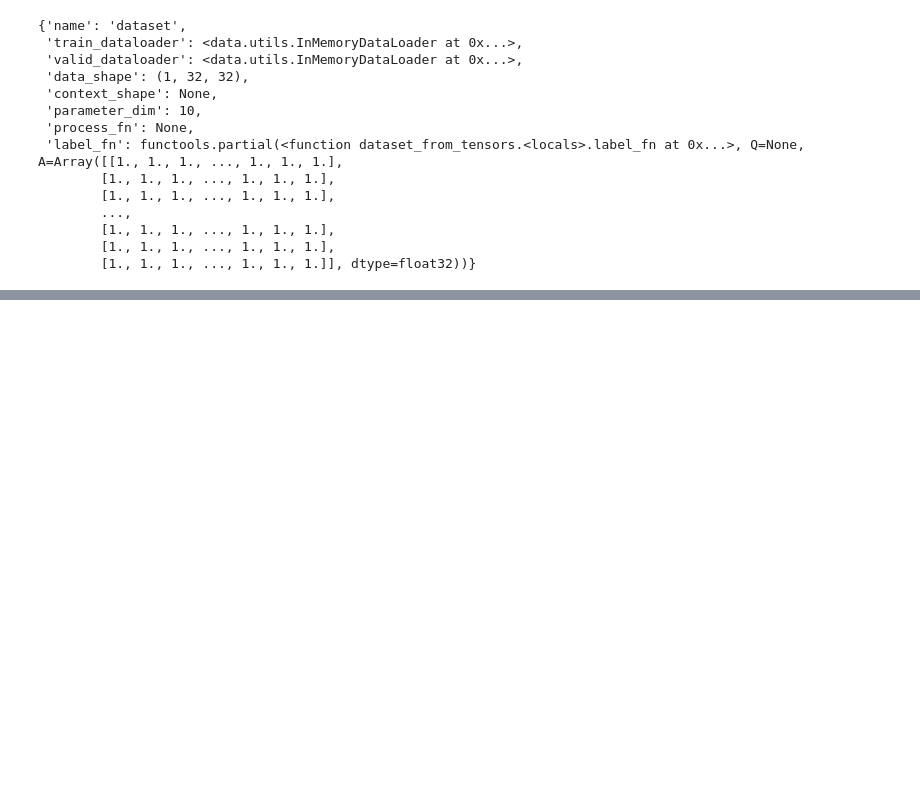
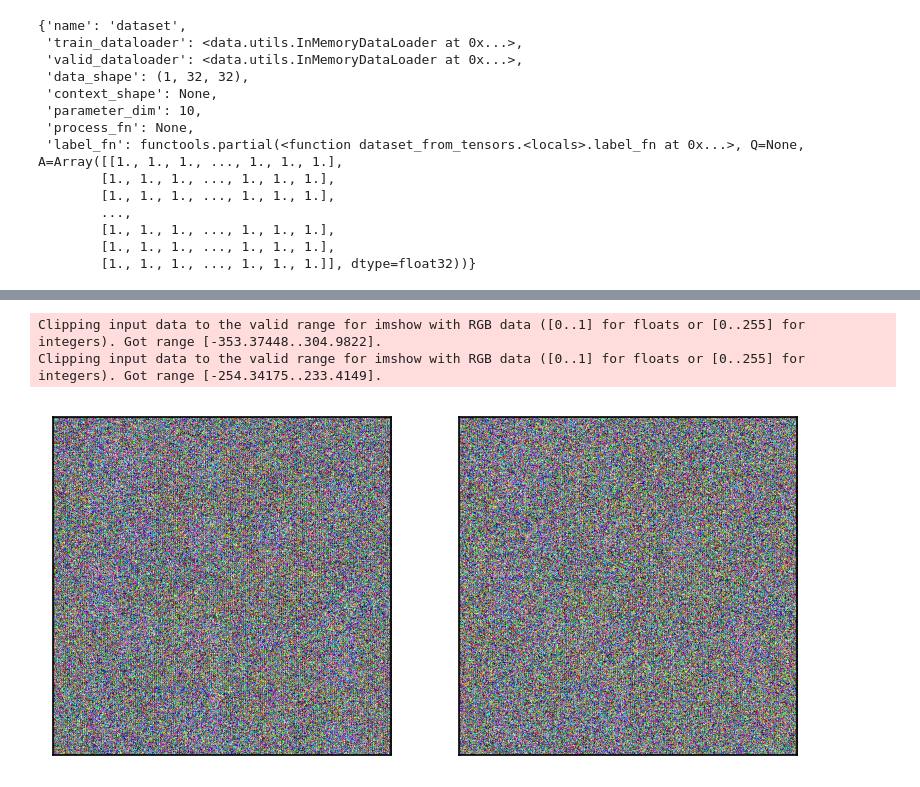
Before and after one commit to mahdi-shafiei/sbgm, a Jupyter notebook: examples/simple.ipynb, the cells around one changed output, grey strips where cells are left out. Drawn from its saved outputs; the diff is of its cells as text; code cells hidden in the pictures; blank space fills up the shorter version.

Commit message:
misc->utils, test bug, simple examples

```diff
--- a/examples/simple.ipynb
+++ b/examples/simple.ipynb
@@ -45,9 +117,9 @@ img_shape             = (n_channels, n_pix, n_pix)
 
 # Model (DiT)
 n_heads               = 4
-embed_dim             = 32
+embed_dim             = 128
 patch_size            = 4
-depth                 = 2
+depth                 = 4
 
 # SDE
 t1                    = 8.
@@ -59,13 +131,13 @@ weight_fn             = lambda t: 1. - jnp.exp(-beta_integral(t))
 # Sampling
 use_ema               = False
 sample_size           = 5 # Squared for a grid
-exact_log_prob            = False
+exact_log_prob        = False
 ode_sample            = True # Sample the ODE during training
 eu_sample             = True # Euler-Maruyama sample the SDE during training
 
 # Optimisation hyperparameters
 start_step            = 0
-n_steps               = 10_000
+n_steps               = 200_000
 batch_size            = 50 * len(jax.devices())
 sample_and_save_every = 10_000
 lr                    = 3e-4
@@ -96,3 +168,17 @@ sde = sbgm.sde.VPSDE(
     t1=t1,
     weight_fn=weight_fn
 )
+# %%
+from sbgm.utils import load_model, load_opt_state
+
+# Model and optimiser save filenames
+model_filename = os.path.join(
+    exp_dir, f"{dataset.name}_{config.model.model_type}.eqx"
+)
+state_filename = os.path.join(
+    exp_dir, f"state_{dataset.name}_{config.model.model_type}.obj"
+)
+
+model = sbgm.utils.load_model(model, model_filename)
+state = sbgm.utils.load_opt_state(state_filename)
+opt, opt_state, start_step = state.values()
@@ -120,34 +217,39 @@ Training SGM with a VPSDE on dataset dataset.
 # %%
+import matplotlib.pyplot as plt
+from einops import rearrange
+
 n_side = 10
 
 key, key_Q, sample_key = jr.split(key, 3)
 sample_keys = jr.split(sample_key, n_side ** 2)
 
 # Sample random conditioning fields and P(k) parameters
 Q, A = dataset.label_fn(key_Q, n_side ** 2)
 
 # EU sampling
 sample_fn = sbgm.sample.get_eu_sample_fn(model, sde, dataset.data_shape)
 eu_samples = jax.vmap(sample_fn)(sample_keys, Q, A)
-eu_samples = dataset.process_fn.reverse(eu_samples)
+# eu_samples = dataset.process_fn.reverse(eu_samples)
 
 # ODE sampling
 sample_fn = sbgm.sample.get_ode_sample_fn(model, sde, dataset.data_shape)
 ode_samples = jax.vmap(sample_fn)(sample_keys, Q, A)
-ode_samples = dataset.process_fn.reverse(ode_samples)
+# ode_samples = dataset.process_fn.reverse(ode_samples)
 
 fig, axs = plt.subplots(1, 2, dpi=150)
 ax = axs[0]
 ax.imshow(
     rearrange(eu_samples, "(h w) c x y -> (h x) (w y) c", h=n_side, w=n_side, x=n_pix, y=n_pix),
-    cmap=cmap
 )
 ax = axs[1]
 ax.imshow(
-    rearrange(ode_samples, "(h w) c x y -> (h x) (w y) c", h=n_side, w=n_side, x=n_pix, y=n_pix),
-    cmap=cmap
+    rearrange(ode_samples, "(h w) c x y -> (h x) (w y) c", h=n_side, w=n_side, x=n_pix, y=n_pix)
 )
 for ax in axs:
     ax.set_xticks([])
     ax.set_yticks([])
 plt.show()
+# %% [output]
+Clipping input data to the valid range for imshow with RGB data ([0..1] for floats or [0..255] for integers). Got range [-353.37448..304.9822].
+Clipping input data to the valid range for imshow with RGB data ([0..1] for floats or [0..255] for integers). Got range [-254.34175..233.4149].
+[figure, added]
```
Also changed, not shown: parts of 9 cells of this notebook, 6 other files.
